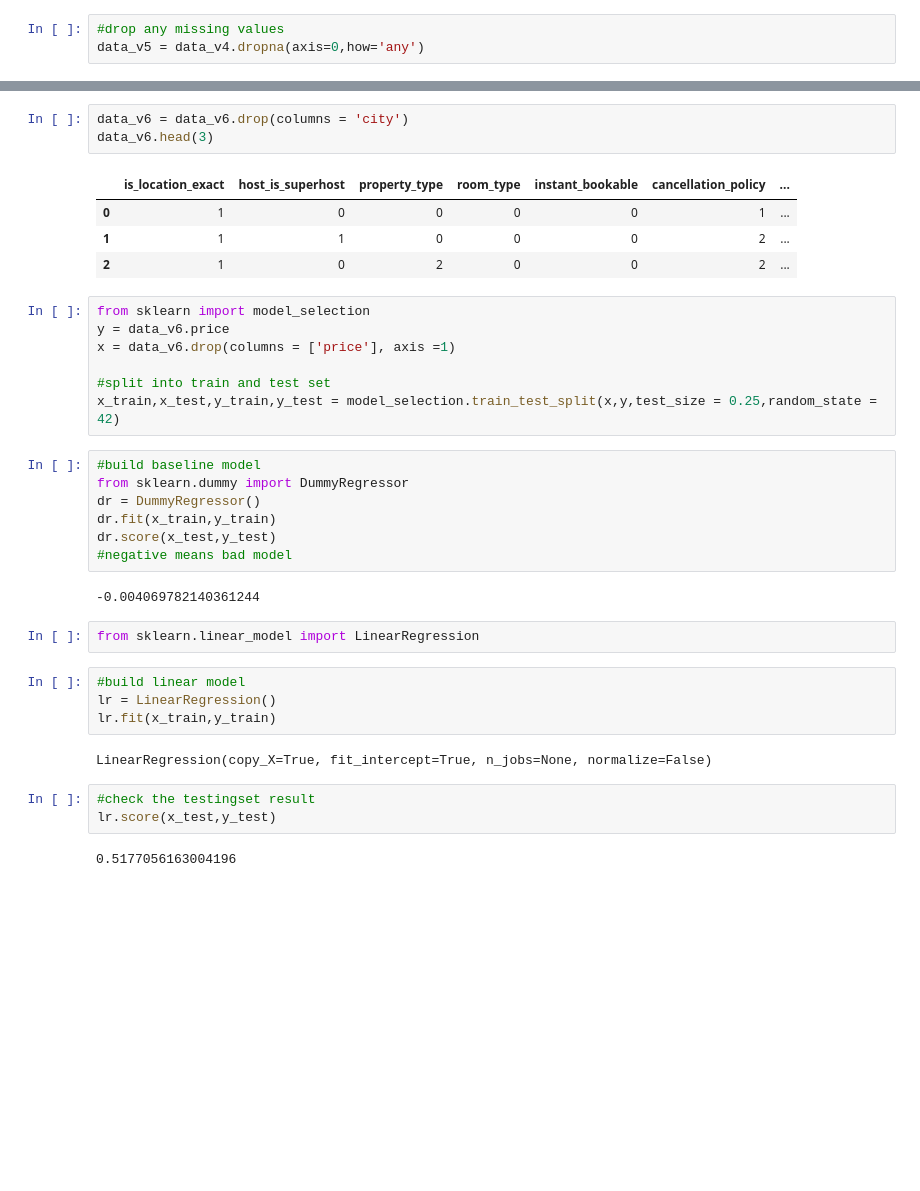
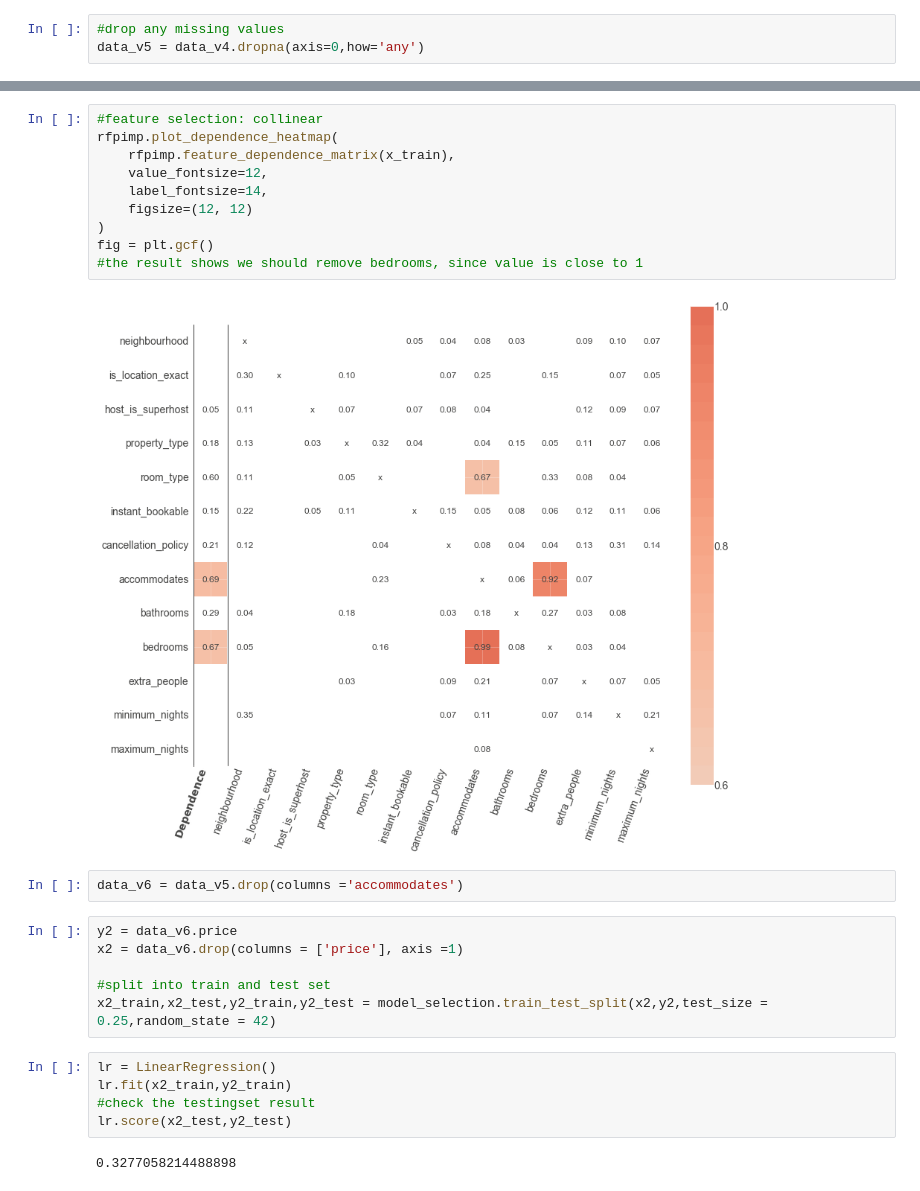
Before and after one commit to Fizzy110/IST652-Final-Project, a Jupyter notebook: IST652 Final Project.ipynb, the cells around one changed output, grey strips where cells are left out. Cells and saved outputs as stored; diff of their text form; blank space fills up the shorter version.

```diff
--- a/IST652 Final Project.ipynb
+++ b/IST652 Final Project.ipynb
@@ -256,40 +287,30 @@ See the caveats in the documentation: https://pandas.pydata.org/pandas-docs/stab
+# %%
+#feature selection: collinear
+rfpimp.plot_dependence_heatmap(
+    rfpimp.feature_dependence_matrix(x_train),
+    value_fontsize=12,
+    label_fontsize=14,
+    figsize=(12, 12)
+)
+fig = plt.gcf()
+#the result shows we should remove bedrooms, since value is close to 1
+# %% [output]
+[figure, added]
 # %%
-data_v6 = data_v6.drop(columns = 'city')
-data_v6.head(3)
+data_v6 = data_v5.drop(columns ='accommodates')
-# %% [output]
-|  | is_location_exact | host_is_superhost | property_type | room_type | instant_bookable | cancellation_policy | ... |
-| 0 | 1 | 0 | 0 | 0 | 0 | 1 | ... |
-| 1 | 1 | 1 | 0 | 0 | 0 | 2 | ... |
-| 2 | 1 | 0 | 2 | 0 | 0 | 2 | ... |
 # %%
-from sklearn import model_selection
-y = data_v6.price
-x = data_v6.drop(columns = ['price'], axis =1)
+y2 = data_v6.price
+x2 = data_v6.drop(columns = ['price'], axis =1)
 
 #split into train and test set
-x_train,x_test,y_train,y_test = model_selection.train_test_split(x,y,test_size = 0.25,random_state = 42)
+x2_train,x2_test,y2_train,y2_test = model_selection.train_test_split(x2,y2,test_size = 0.25,random_state = 42)
-# %%
-#build baseline model
-from sklearn.dummy import DummyRegressor
-dr = DummyRegressor()
-dr.fit(x_train,y_train)
-dr.score(x_test,y_test)
-#negative means bad model
-# %% [output]
--0.004069782140361244
-# %%
-from sklearn.linear_model import LinearRegression
-# %%
-#build linear model
-lr = LinearRegression()
-lr.fit(x_train,y_train)
-# %% [output]
-LinearRegression(copy_X=True, fit_intercept=True, n_jobs=None, normalize=False)
 # %%
+lr = LinearRegression()
+lr.fit(x2_train,y2_train)
 #check the testingset result
-lr.score(x_test,y_test)
+lr.score(x2_test,y2_test)
 # %% [output]
-0.5177056163004196
+0.3277058214488898
 # %%
 lr.coef_
 # %% [output]
```
Also changed, not shown: parts of 38 cells of this notebook.
